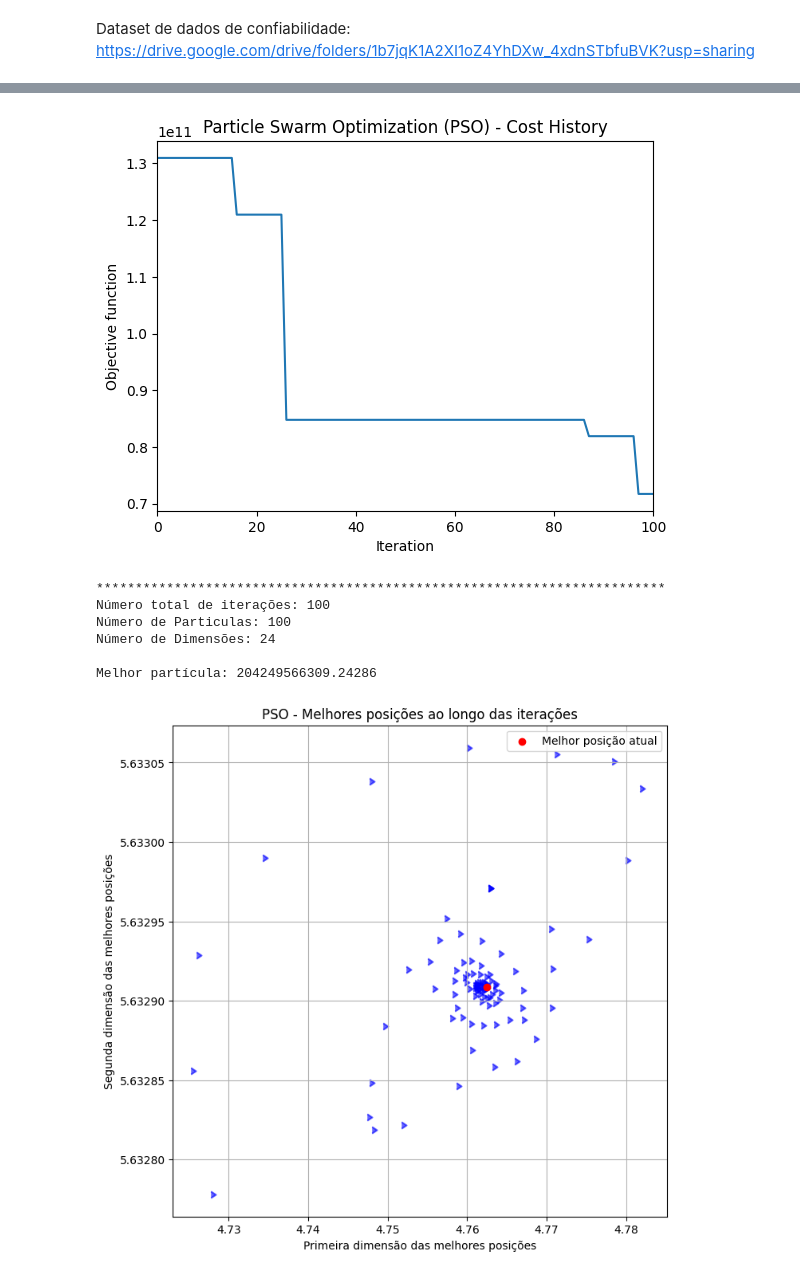
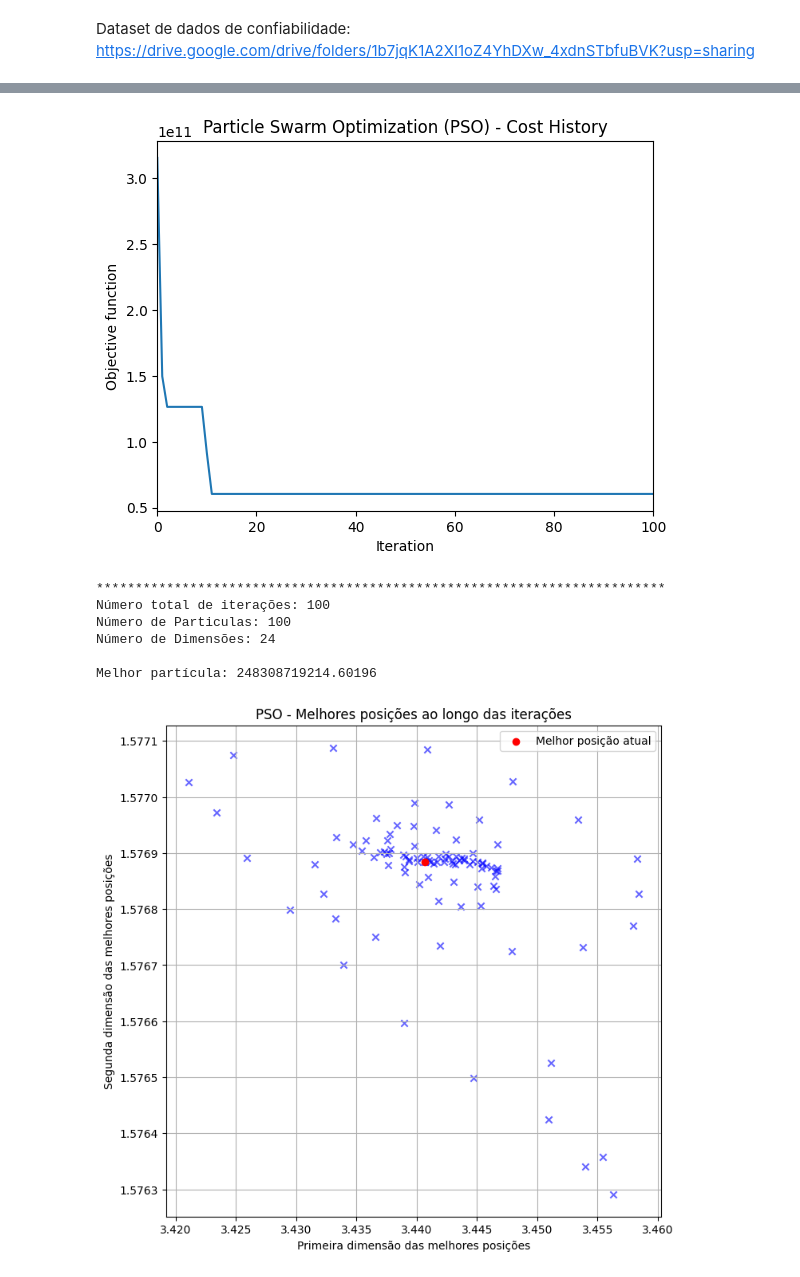
Before and after one commit to uervitonsantos/Otimizacao-Politicaca-Manutencao-Preventiva-Imperfeita, a Jupyter notebook: Algoritmo_PSO_para_otimização_de_custo_de_manutenção_preventiva_v9.ipynb, the cells around one changed output, grey strips where cells are left out. Drawn from its saved outputs; the diff is of its cells as text; code cells hidden in the pictures.

```diff
--- a/Algoritmo_PSO_para_otimização_de_custo_de_manutenção_preventiva_v9.ipynb
+++ b/Algoritmo_PSO_para_otimização_de_custo_de_manutenção_preventiva_v9.ipynb
@@ -156,7 +156,10 @@ dtypes = {
 }
 
 # Leitura dos dados de tempo de falha para 4 cenarios de exemplo
-df = pd.read_csv('/content/drive/MyDrive/Colab Notebooks/DateSet/Cenarios/cenario01.csv', sep=";")
+# df = pd.read_csv('/content/drive/MyDrive/Colab Notebooks/DateSet/Cenarios/cenario01.csv', sep=";")
+# df = pd.read_csv('/content/drive/MyDrive/Colab Notebooks/DateSet/Cenarios/cenario02.csv', sep=";")
+# df = pd.read_csv('/content/drive/MyDrive/Colab Notebooks/DateSet/Cenarios/cenario03.csv', sep=";")
+df = pd.read_csv('/content/drive/MyDrive/Colab Notebooks/DateSet/Cenarios/cenario04.csv', sep=";")
 
 # Remova as linhas com valores ausentes
 df = df.fillna(0)
@@ -525,30 +541,30 @@ print("Número de Dimensões:", dimensions)
 print("                              ")
 print("Melhor partícula:", pbest_cost[0])
 # %% [output]
-[figure, old version]
+[figure, new version]
 *************************************************************************
 Número total de iterações: 100
 Número de Particulas: 100
 Número de Dimensões: 24
 
-Melhor partícula: 204249566309.24286
+Melhor partícula: 248308719214.60196
 # %%
 # Plotar o gráfico 3D com todas as melhores posições
 fig = plt.figure(figsize=(8, 8))
 ax = fig.add_subplot(111)
 
 # Plotar todas as melhores posições anteriores
 for i in range(best_positions.shape[0]):
-    ax.scatter(best_positions[i, 0], best_positions[i, 1], marker=m, c='blue', alpha=0.6)
+    ax.scatter(best_positions[i, 0], best_positions[i, 1], marker='x', c='blue', alpha=0.6)
 
 # Plotar a última melhor posição com uma cor diferente para destacá-la
 ax.scatter(best_positions[-1, 0], best_positions[-1, 1], c='red', label='Melhor posição atual')
 
 ax.set_title('PSO - Melhores posições ao longo das iterações')
 ax.set_xlabel('Primeira dimensão das melhores posições')
 ax.set_ylabel('Segunda dimensão das melhores posições')
 ax.legend()
 plt.grid()
 plt.show()
 # %% [output]
-[figure, old version]
+[figure, new version]
```
Also changed, not shown: parts of 3 cells of this notebook.
